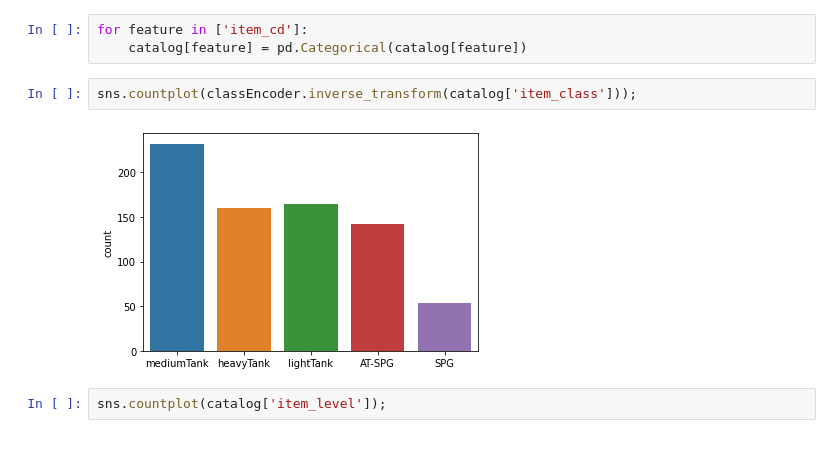
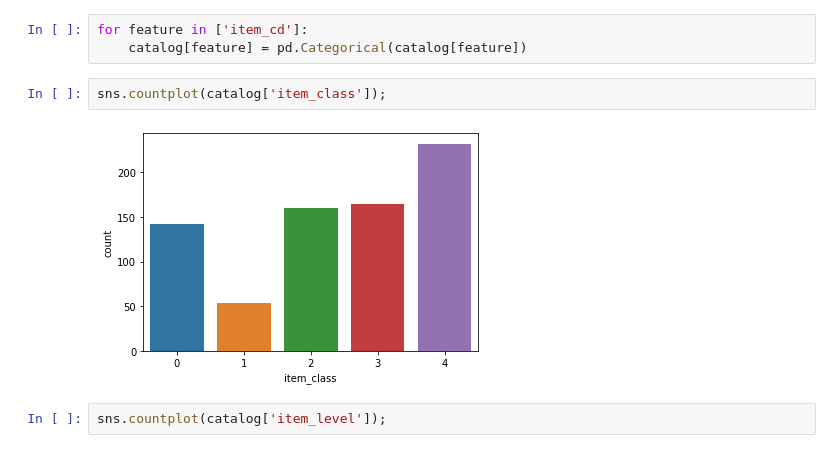
Before and after one commit to Egorka1/WG_Forge, a Jupyter notebook: WGProject.ipynb, the cells around one changed output. Cells and saved outputs as stored; diff of their text form.

```diff
--- a/WGProject.ipynb
+++ b/WGProject.ipynb
@@ -313,9 +314,9 @@ data[data['vehicle_type_cd'] == 9297]
 for feature in ['item_cd']:
     catalog[feature] = pd.Categorical(catalog[feature])
 # %%
-sns.countplot(classEncoder.inverse_transform(catalog['item_class']));
+sns.countplot(catalog['item_class']);
 # %% [output]
-[figure, old version]
+[figure, new version]
 # %%
 sns.countplot(catalog['item_level']);
 # %% [output]
```
Also changed, not shown: parts of 35 cells of this notebook.
